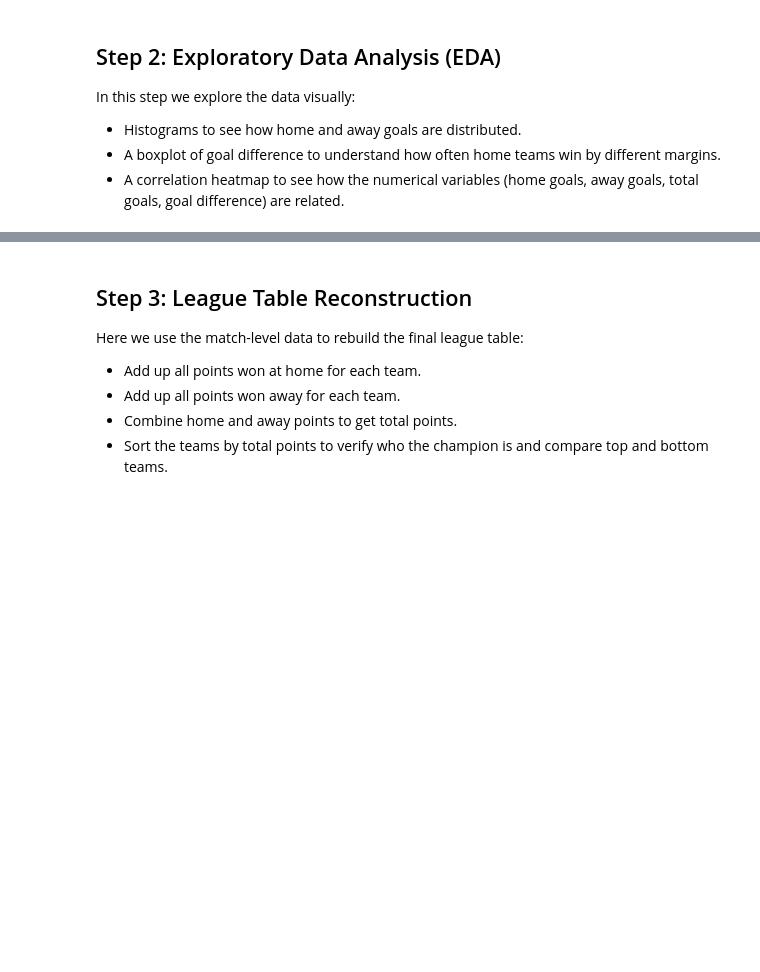
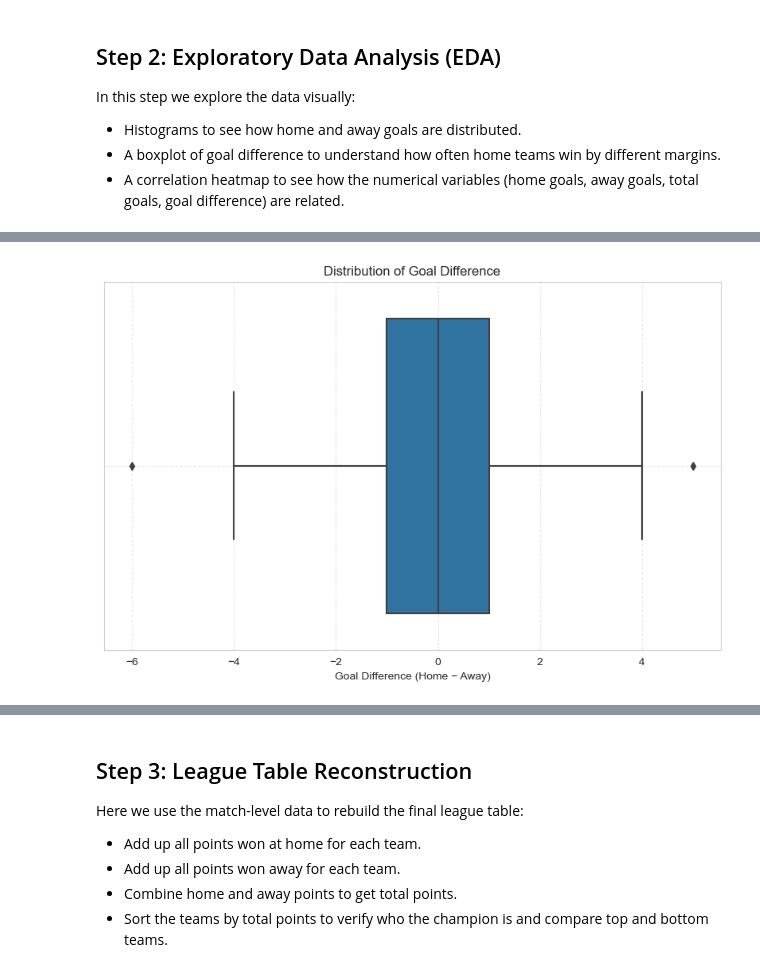
Before and after one commit to jitendraSuwalka/SDPA-Flower-Shop-Premier-League-Analysis, a Jupyter notebook: SDPA_part2_premier_league_analysis.ipynb, the cells around one changed output, grey strips where cells are left out. Cells and saved outputs as stored; diff of their text form; code cells hidden in the pictures; blank space fills up the shorter version.

```diff
--- a/SDPA_part2_premier_league_analysis.ipynb
+++ b/SDPA_part2_premier_league_analysis.ipynb
@@ -180,0 +196,12 @@ display(avg_goal_diff_home)
+# %%
+
+
+# --- 3. GOAL DIFFERENCE BOXPLOT ---
+plt.figure(figsize=(10, 6))
+sns.boxplot(x=df["goal_diff"])
+plt.xlabel("Goal Difference (Home − Away)")
+plt.title("Distribution of Goal Difference")
+plt.grid(True, linestyle="--", alpha=0.4)
+plt.show()
+# %% [output]
+[figure, added]
```
Also changed, not shown: parts of 30 cells of this notebook.
